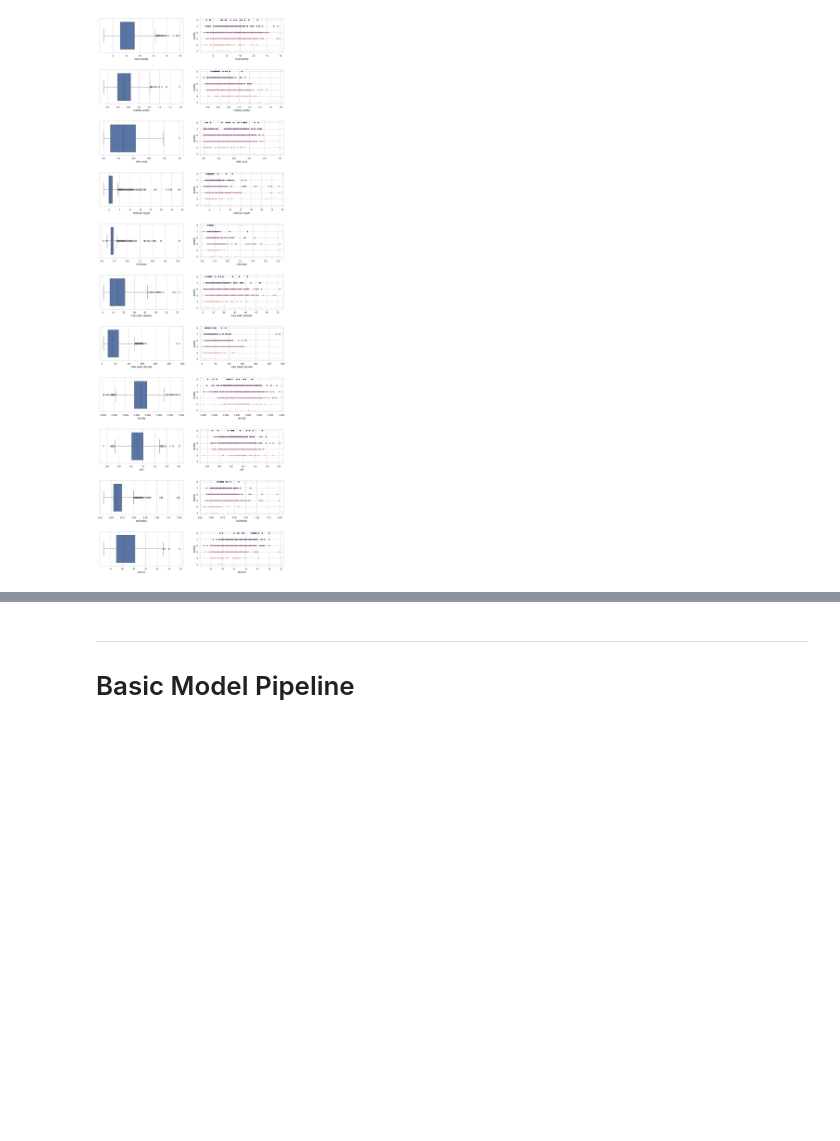
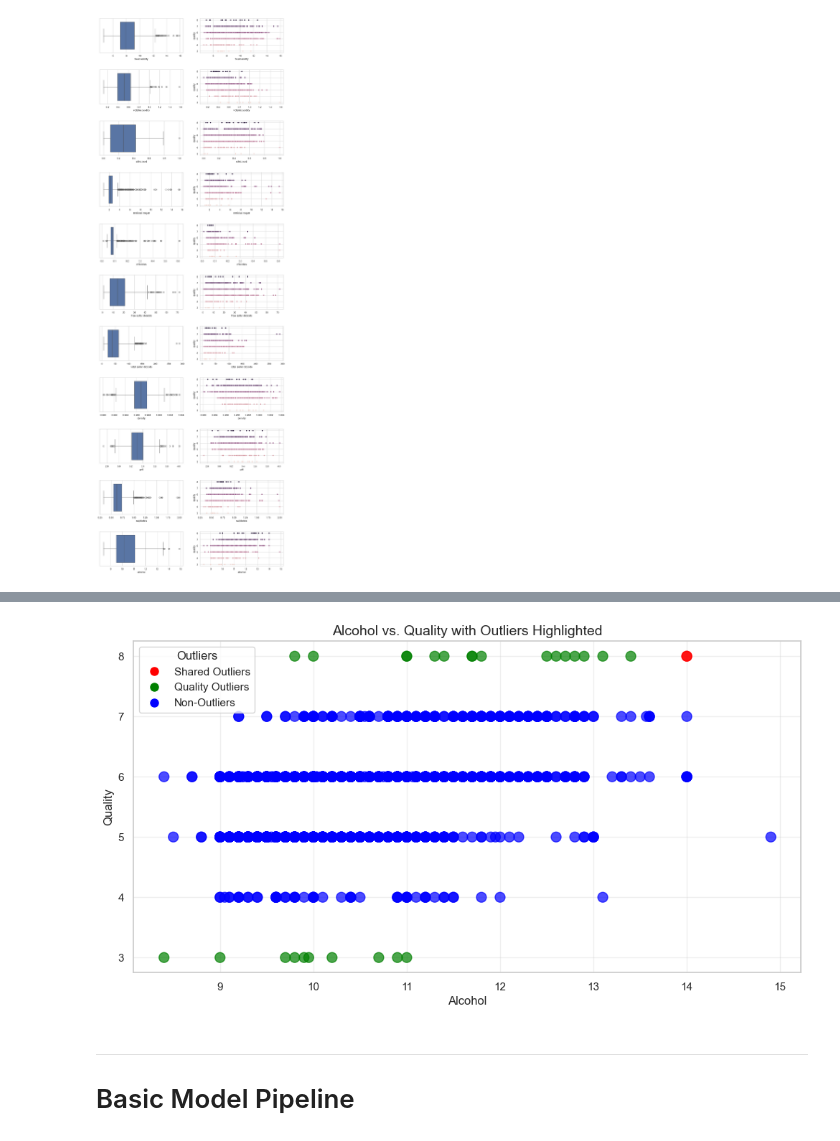
Before and after one commit to airbagdeer/tabular-ds-project, a Jupyter notebook: EX1.ipynb, the cells around one changed output, grey strips where cells are left out. Cells and saved outputs as stored; diff of their text form; code cells hidden in the pictures; blank space fills up the shorter version.

```diff
--- a/EX1.ipynb
+++ b/EX1.ipynb
@@ -401,3 +425,46 @@ for i in range(11) :
+# %%
+# Detect outliers for the 'quality' feature
+target_outliers = detect_outliers(dfr[target])
+
+# Detect outliers for 'alcohol' feature
+alcohol_outliers = detect_outliers(dfr['alcohol'])
+
+# Create a new column for shared outliers (where both quality and alcohol are outliers)
+shared_outliers = target_outliers & alcohol_outliers
+
+# Assign colors based on conditions
+colors = ['red' if shared else 'green' if target else 'blue' for target, shared in zip(target_outliers, shared_outliers)]
+
+# Scatter plot
+plt.figure(figsize=(12, 6))
+
+# Plot points with assigned colors
+plt.scatter(
+    x=dfr['alcohol'],
+    y=dfr[target],
+    c=colors,  # Use the colors list to differentiate points
+    s=100,  # Size of points
+    alpha=0.7
+)
+
+# Add labels, title, and grid
+plt.title("Alcohol vs. Quality with Outliers Highlighted", fontsize=14)
+plt.xlabel("Alcohol", fontsize=12)
+plt.ylabel("Quality", fontsize=12)
+plt.grid(alpha=0.3)
+
+# Add a custom legend
+from matplotlib.lines import Line2D
+legend_elements = [
+    Line2D([0], [0], marker='o', color='w', markerfacecolor='red', markersize=10, label='Shared Outliers'),
+    Line2D([0], [0], marker='o', color='w', markerfacecolor='green', markersize=10, label='Quality Outliers'),
+    Line2D([0], [0], marker='o', color='w', markerfacecolor='blue', markersize=10, label='Non-Outliers')
+]
+plt.legend(handles=legend_elements, title="Outliers")
+
+plt.show()
+# %% [output]
+[figure, added]
 # %% [markdown]
 ---
 
```
Also changed, not shown: parts of 10 cells of this notebook.
